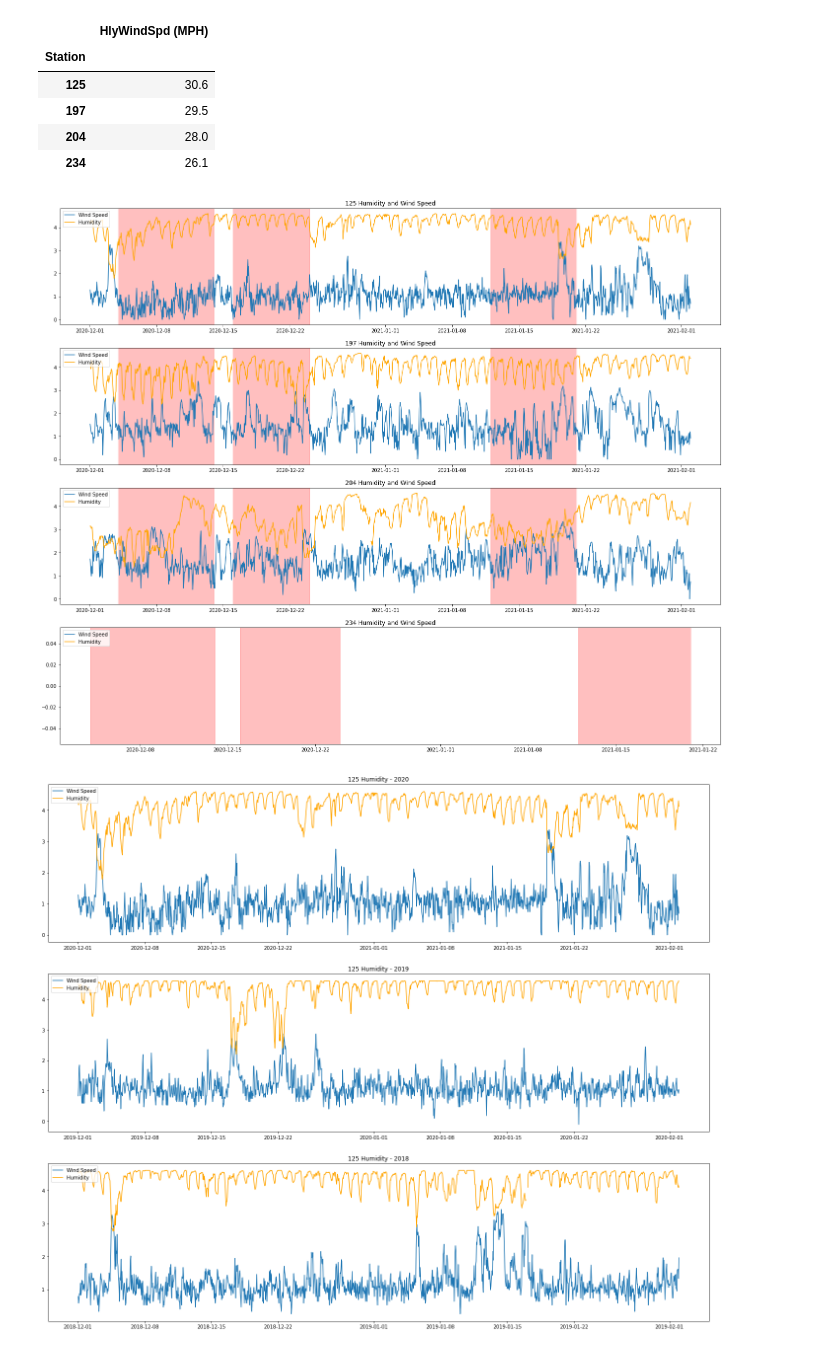
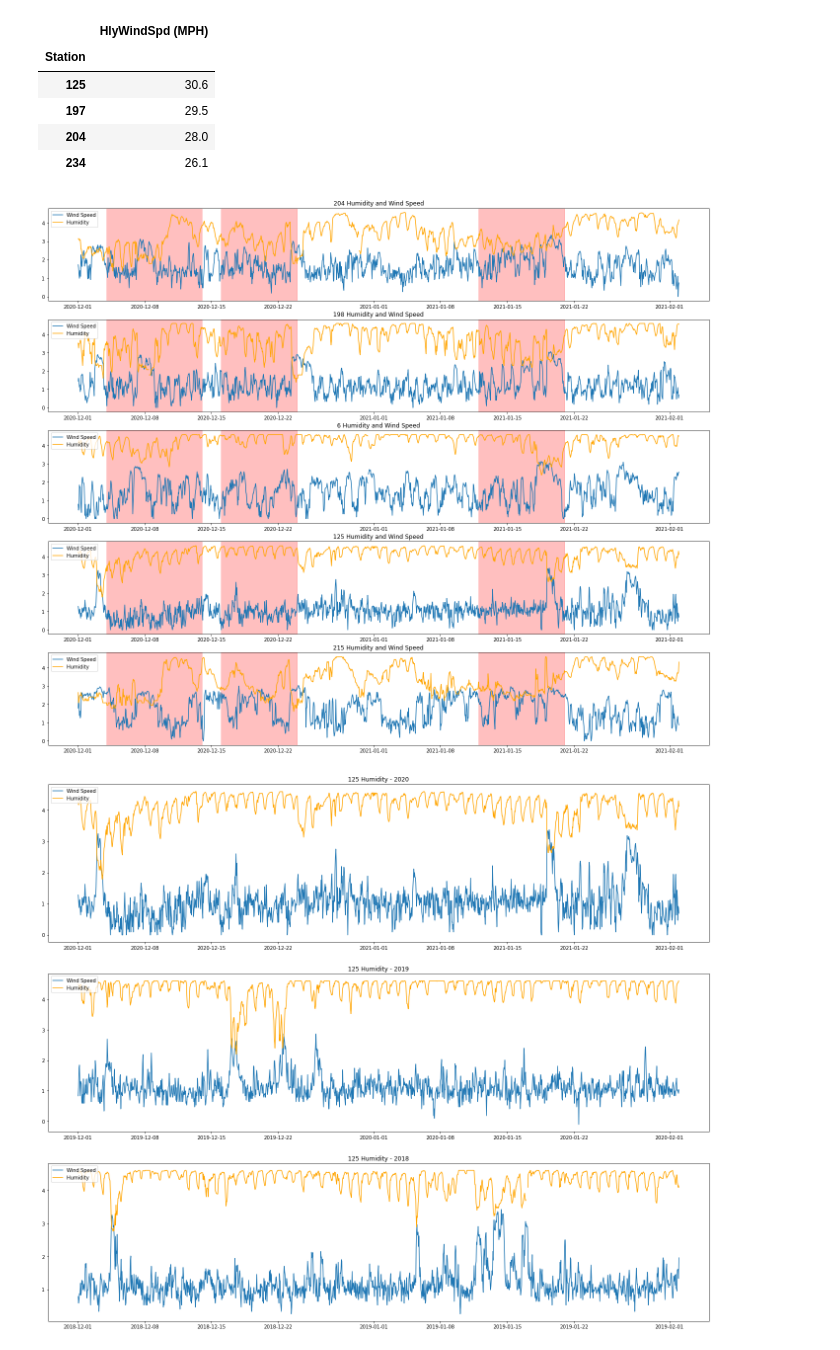
Before and after one commit to tomityrrell/psps-analysis, a Jupyter notebook: notebooks/Gluon-TS.ipynb, the cells around one changed output. Drawn from its saved outputs; the diff is of its cells as text; code cells hidden in the pictures.

Commit message:
Forecasting metrics, crossing metrics!

```diff
--- a/notebooks/Gluon-TS.ipynb
+++ b/notebooks/Gluon-TS.ipynb
@@ -127,35 +127,35 @@ wind_max
 | 204 | 28.0 |
 | 234 | 26.1 |
 # %%
-stations = wind_max.index
+stations = station_crossings.head().index
 dates = se_dates.iloc[6:]
 fig, ax = plt.subplots(len(stations), 1,figsize=(24,20))
 for (s, v_ax) in zip(stations, ax):
         wrs = wr[(wr.Station==s) & (wr.Date >= "2020-12-01")]
         wrs.set_index("Time", inplace=True)
 
         # For a single date range, narrow plot to that range
         if len(dates.index) == 2:
             wrs = wrs.loc[dates.start:dates.end]
 
         v_ax.plot(np.log(wrs["HlyWindSpd (MPH)"]), label="Wind Speed")
 
         v_ax.plot(np.log(wrs["HlyRelHum (%)"]), color="orange", label="Humidity")
         v_ax.set_title("{} Humidity and Wind Speed".format(s))
 
         # For multiple date ranges, highlight relevant time
         if len(dates.index) > 2:
             for (start, end) in dates.values:
                 v_ax.axvspan(start, end, color='red', alpha=0.25)
 
         v_ax.legend(loc="upper left")
 #         v_ax[1].hist(wrs["HlyWindSpd (MPH)"].diff(), bins=30)
 #         v_ax[1].set_title("{} Wind Speed Increments".format(s))
 
 #         v_ax[3].hist(wrs["HlyRelHum (%)"].diff(), bins=30)
 #         v_ax[3].set_title("{} Humidity".format(s))
 # %% [output]
-[figure, old version]
+[figure, new version]
 # %%
 s = 125
 wrs = wr[(wr.Station==s)].set_index("Time")
```
Also changed, not shown: parts of 35 cells of this notebook, 1 other file.
